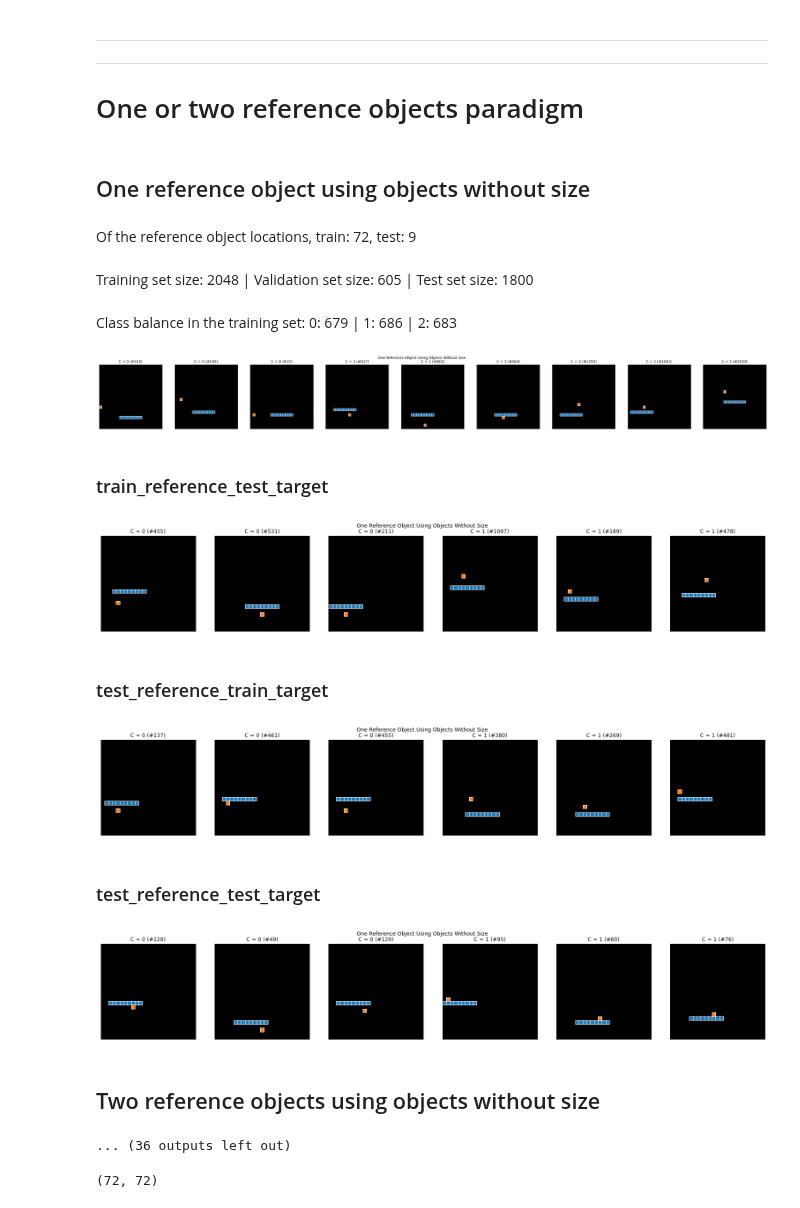
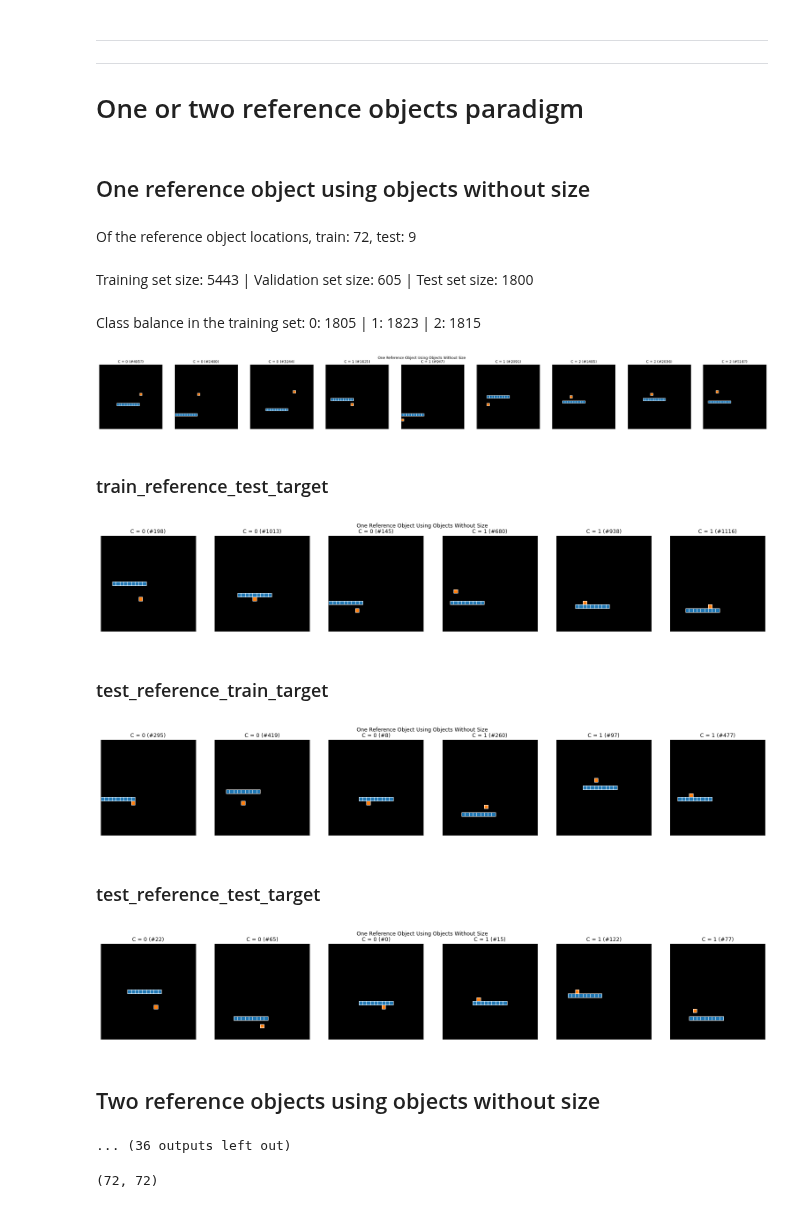
Before and after one commit to guydav/simple-relational-reasoning, a Jupyter notebook: notebooks/QuinnObjectVisualizations.ipynb, the cells around one changed output. Saved outputs shown, nothing was run; the diff lists cells and outputs as text; code cells hidden in the pictures.

```diff
--- a/notebooks/QuinnObjectVisualizations.ipynb
+++ b/notebooks/QuinnObjectVisualizations.ipynb
@@ -334,7 +334,7 @@ SEED = 33
 EXAMPLES_PER_CLASS = 3
 PROP_TRAIN_REF_LOCATIONS = 0.90
 PROP_TRAIN_TARGET_LOCATIONS = 0.8
-SUBSAMPLE = 2048
+SUBSAMPLE = None
 
 indices = {}
 
@@ -357,42 +357,42 @@ for generator_class in (ObjectGeneratorWithoutSize, ObjectGeneratorWithSize):
         train = dataset.get_training_dataset()
         label_arr = np.array(train.labels)
         unique_labels, unique_counts = np.unique(label_arr, return_counts=True)
 #         print(len(train), unique_labels, unique_counts)
 
         test_datasets = dataset.get_test_datasets()
 #         print([(key, len(test_datasets[key])) for key in test_datasets])
 
         display(Markdown(f'Of the reference object locations, train: {len(dataset.train_reference_object_locations)}, test: {len(dataset.test_reference_object_locations)} '))
 
         total_test_size = sum([len(test_datasets[key]) for key in test_datasets])
         display(Markdown(f'Training set size: {len(train)} | Validation set size: {len(dataset.get_validation_dataset().labels)} | Test set size: {total_test_size}'))
 
         class_sizes = ' | '.join([f'{unique_labels[i]}: {unique_counts[i]}' for i in range(len(unique_labels))])
         display(Markdown(f'Class balance in the training set: {class_sizes}'))
         train_indices = {}
         plot_single_dataset(train, train_indices, faux_generators=ONE_OR_TWO_FAUX_GENERATORS)
 
         for test_set_name, test_set in test_datasets.items():
             display(Markdown(f'### {test_set_name}'))
             test_indices = {}
             plot_single_dataset(test_set, test_indices, faux_generators=ONE_OR_TWO_FAUX_GENERATORS)
 
     train_indices = {}
 
     display(Markdown('-----'))
     display(Markdown('-----'))
 # %% [output]
 ## One reference object using objects without size
 Of the reference object locations, train: 72, test: 9
-Training set size: 2048 | Validation set size: 605 | Test set size: 1800
+Training set size: 5443 | Validation set size: 605 | Test set size: 1800
-Class balance in the training set: 0: 679 | 1: 686 | 2: 683
+Class balance in the training set: 0: 1805 | 1: 1823 | 2: 1815
-[figure, old version]
+[figure, new version]
 ### train_reference_test_target
-[figure, old version]
+[figure, new version]
 ### test_reference_train_target
-[figure, old version]
+[figure, new version]
 ### test_reference_test_target
-[figure, old version]
+[figure, new version]
 ## Two reference objects using objects without size
 ... (36 outputs left out)
 # %%
```
Also changed, not shown: 4 other files.
